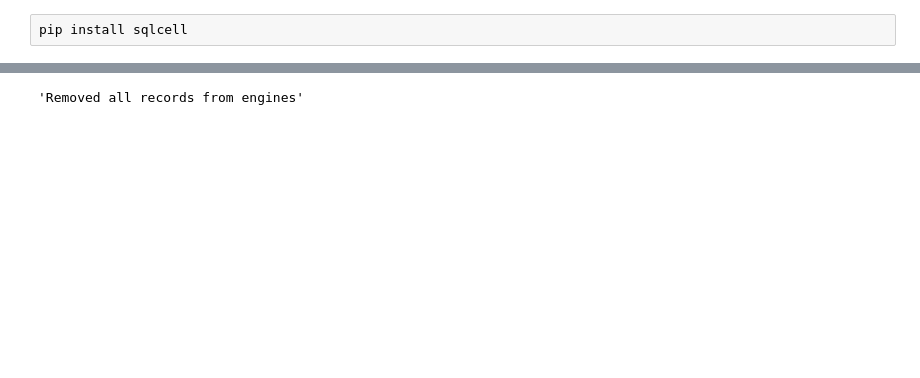
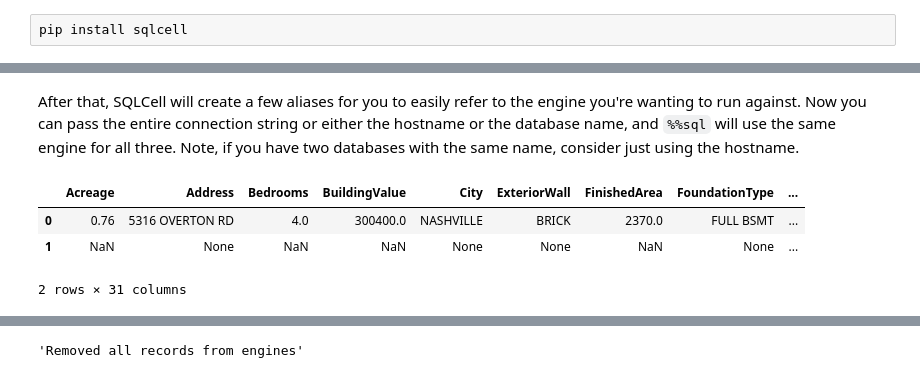
Before and after one commit to tmthyjames/SQLCell, a Jupyter notebook: sqlcell_demo.ipynb, the cells around one changed output, grey strips where cells are left out. Saved outputs shown, nothing was run; the diff lists cells and outputs as text; code cells hidden in the pictures; blank space fills up the shorter version.

```diff
--- a/sqlcell_demo.ipynb
+++ b/sqlcell_demo.ipynb
@@ -38,0 +50,12 @@ select 1 as "Foo"
+# %% [markdown]
+After that, SQLCell will create a few aliases for you to easily refer to the engine you're wanting to run against. Now you can pass the entire connection string or either the hostname or the database name, and `%%sql` will use the same engine for all three. Note, if you have two databases with the same name, consider just using the hostname.
+# %%
+%%sql --engine=180.36.3.100
+
+SELECT TOP 2 *
+FROM NashvilleHousingMSSQL
+# %% [output]
+|  | Acreage | Address | Bedrooms | BuildingValue | City | ExteriorWall | FinishedArea | FoundationType | ... |
+| 0 | 0.76 | 5316 OVERTON RD | 4.0 | 300400.0 | NASHVILLE | BRICK | 2370.0 | FULL BSMT | ... |
+| 1 | NaN | None | NaN | NaN | None | None | NaN | None | ... |
+2 rows × 31 columns
```
Also changed, not shown: parts of 48 cells of this notebook, 5 other files.
